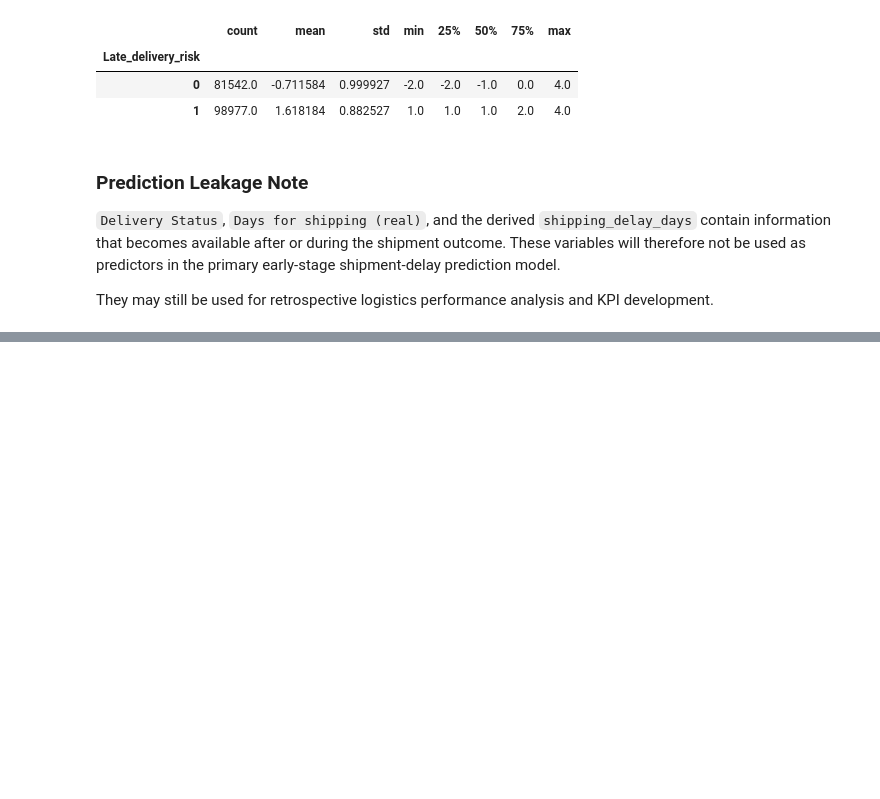
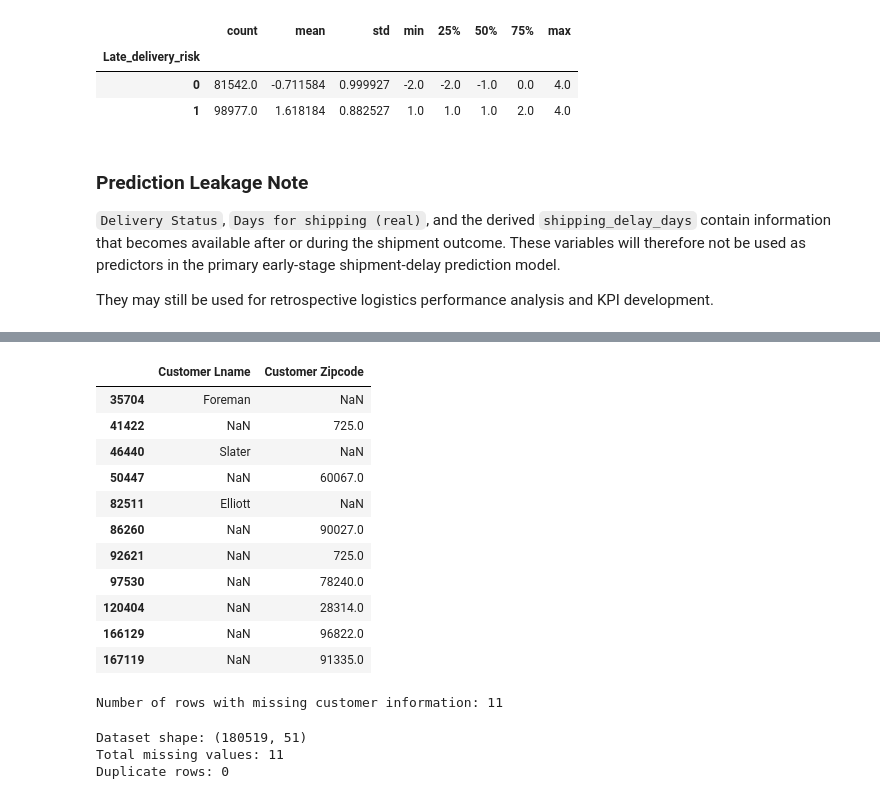
Before and after one commit to divyamohan6388-droid/Logistics-Analytics-Shipment-Delay-Prediction, a Jupyter notebook: notebooks/01_data_understanding.ipynb, the cells around one changed output, grey strips where cells are left out. Cells and saved outputs as stored; diff of their text form; code cells hidden in the pictures; blank space fills up the shorter version.

```diff
--- a/notebooks/01_data_understanding.ipynb
+++ b/notebooks/01_data_understanding.ipynb
@@ -628,0 +649,33 @@ They may still be used for retrospective logistics performance analysis and KPI
+# %%
+# inspect rows with missing customer information
+
+missing_customer_info = df_clean[
+    df_clean["Customer Lname"].isnull() | df_clean["Customer Zipcode"].isnull() ]
+
+display(missing_customer_info[["Customer Lname", "Customer Zipcode"]])
+
+print("Number of rows with missing customer information:", len(missing_customer_info))
+# %% [output]
+|  | Customer Lname | Customer Zipcode |
+| 35704 | Foreman | NaN |
+| 41422 | NaN | 725.0 |
+| 46440 | Slater | NaN |
+| 50447 | NaN | 60067.0 |
+| 82511 | Elliott | NaN |
+| 86260 | NaN | 90027.0 |
+| 92621 | NaN | 725.0 |
+| 97530 | NaN | 78240.0 |
+| 120404 | NaN | 28314.0 |
+| 166129 | NaN | 96822.0 |
+| 167119 | NaN | 91335.0 |
+Number of rows with missing customer information: 11
+# %%
+# Verify that we have preserved all rows
+
+print("Dataset shape:", df_clean.shape)
+print("Total missing values:", df_clean.isnull().sum().sum())
+print("Duplicate rows:", df_clean.duplicated().sum())
+# %% [output]
+Dataset shape: (180519, 51)
+Total missing values: 11
+Duplicate rows: 0
```
Also changed, not shown: parts of 12 cells of this notebook.
